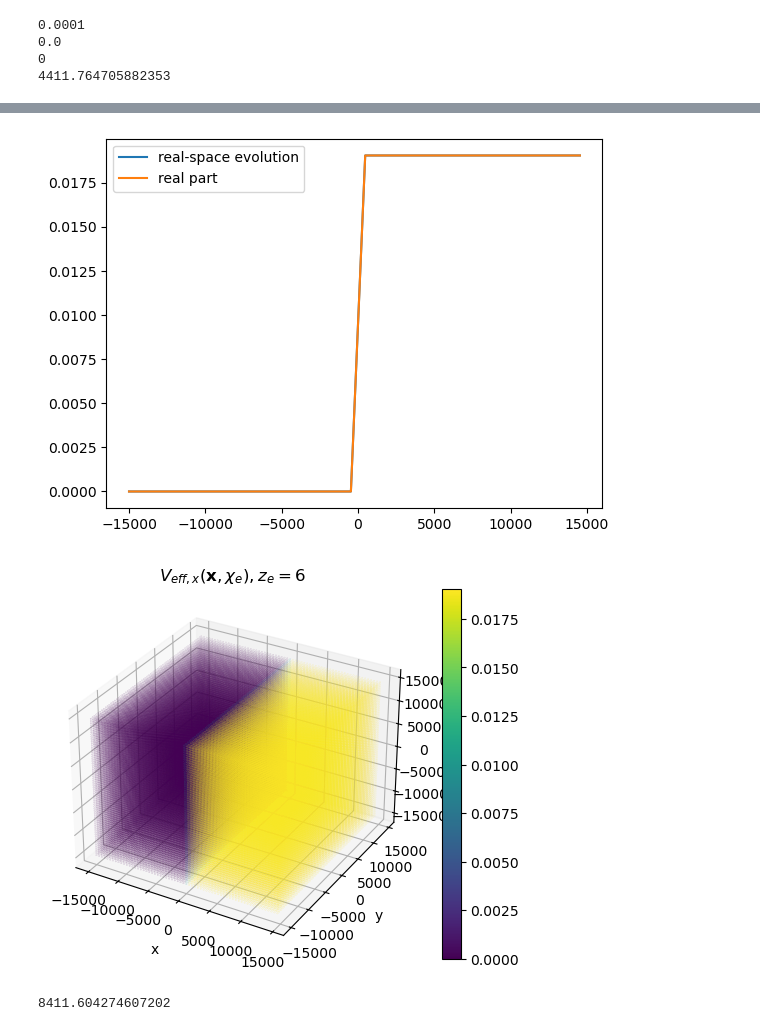
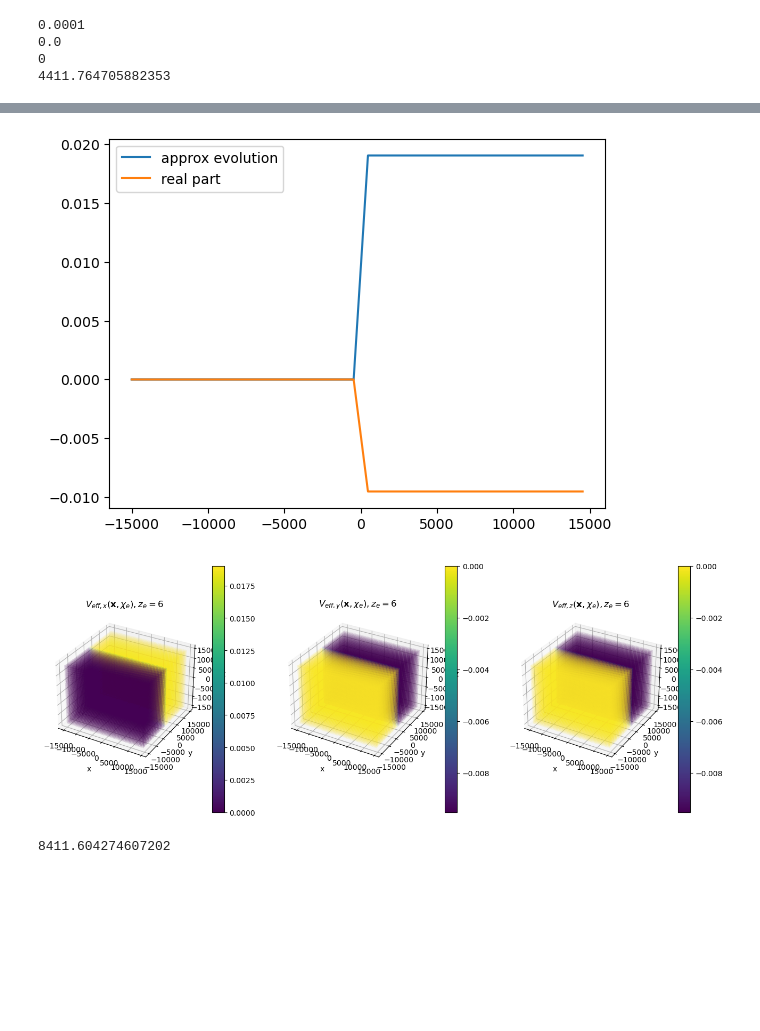
Before and after one commit to catketchup/ReCCO, a Jupyter notebook: code/Pylian_test.ipynb, the cells around one changed output, grey strips where cells are left out. Saved outputs shown, nothing was run; the diff lists cells and outputs as text; code cells hidden in the pictures; blank space fills up the shorter version.

```diff
--- a/code/Pylian_test.ipynb
+++ b/code/Pylian_test.ipynb
@@ -358,5 +371,5 @@ g_psi_i_k = np.fft.fftn(g_psi_i_x)
 # %%
-if 1:
+if 0:
     fig = plt.figure()
     ax = fig.add_subplot(111, projection='3d')
 
@@ -370,11 +381,25 @@ if 1:
 # %%
 if 1:
-    fig = plt.figure()
-    ax = fig.add_subplot(111, projection='3d')
+    fig = plt.figure(figsize=(16,6))
+    ax = fig.add_subplot(131, projection='3d')
 
+    fig.colorbar(ax.scatter(xx,yy,zz,c=g_psi_i_x[0], s=0.01))
+    ax.set_xlabel(r'x')
+    ax.set_ylabel(r'y')
+    ax.set_zlabel(r'z')
+    ax.set_title(r'$\nabla_x \Psi_i (\mathbf{x})$');
+
+    ax = fig.add_subplot(132, projection='3d')
     fig.colorbar(ax.scatter(xx,yy,zz,c=g_psi_i_x[1], s=0.01))
     ax.set_xlabel(r'x')
     ax.set_ylabel(r'y')
     ax.set_zlabel(r'z')
-    ax.set_title(r'$\nabla_x \Psi_i (\mathbf{x})$');
+    ax.set_title(r'$\nabla_y \Psi_i (\mathbf{x})$');
+
+    ax = fig.add_subplot(133, projection='3d')
+    fig.colorbar(ax.scatter(xx,yy,zz,c=g_psi_i_x[2], s=0.01))
+    ax.set_xlabel(r'x')
+    ax.set_ylabel(r'y')
+    ax.set_zlabel(r'z')
+    ax.set_title(r'$\nabla_z \Psi_i (\mathbf{x})$');
 # %% [output]
@@ -382,6 +407,7 @@ if 1:
 # %%
 def ThreeDEvolve(G_itp, input_field_k, kk):
-    output_field_k = 2*G_itp(kk.flatten()).reshape(kk.shape)*input_field_k/kk
+    kk[0,0,0] = np.mean(kk)
+    output_field_k = -G_itp(kk.flatten()).reshape(kk.shape)*input_field_k/kk
     return np.fft.ifftn(output_field_k)
 
 
@@ -427,23 +453,51 @@ V_eff_ISW_x3 = ThreeDEvolve(G_ISW_ksz_itp, g_field_k[0], kk)
 # %%
-if 1:
+if direction == 'x':
     D_v = remote_spectra.Dv_inter(Omega_b, Omega_c, w, wa, Omega_K, h)(a_e)
-    plt.plot(x,g_psi_i_x[1].real[0, :, 0]*D_v, label='real-space evolution')
+    plt.plot(x,g_psi_i_x[0].real[0, :, 0]*D_v, label='approx evolution')
     plt.plot(x,V_eff_localDopp_x1.real[0, :, 0], label='real part')
     plt.legend()
+
+elif direction == 'y':
+    D_v = remote_spectra.Dv_inter(Omega_b, Omega_c, w, wa, Omega_K, h)(a_e)
+    plt.plot(x,g_psi_i_x[1].real[:, 0, 0]*D_v, label='approx evolution')
+    plt.plot(x,V_eff_localDopp_x2.real[:, 0, 0], label='real part')
+    plt.legend()
+
+else direction == 'z':
+    D_v = remote_spectra.Dv_inter(Omega_b, Omega_c, w, wa, Omega_K, h)(a_e)
+    plt.plot(x,g_psi_i_x[2].real[0, 0, :]*D_v, label='approx evolution')
+    plt.plot(x,V_eff_localDopp_x2.real[0, 0, :], label='real part')
+    plt.legend()
 # %% [output]
-[figure, old version]
+[figure, new version]
 # %%
 if 1:
-    fig = plt.figure()
-    ax = fig.add_subplot(111, projection='3d')
+    fig = plt.figure(figsize=(16,6))
+    ax = fig.add_subplot(131, projection='3d')
 
     fig.colorbar(ax.scatter(xx,yy,zz,c=V_eff_localDopp_x1.real, s=0.01))
     ax.set_xlabel(r'x')
     ax.set_ylabel(r'y')
     ax.set_zlabel(r'z')
     ax.set_title(r'$V_{eff,x}(\mathbf{x}, \chi_e), z_{e} = %s$' %ze);
+
+    ax = fig.add_subplot(132, projection='3d')
+
+    fig.colorbar(ax.scatter(xx,yy,zz,c=V_eff_localDopp_x2.real, s=0.01))
+    ax.set_xlabel(r'x')
+    ax.set_ylabel(r'y')
+    ax.set_zlabel(r'z')
+    ax.set_title(r'$V_{eff,y}(\mathbf{x}, \chi_e), z_{e} = %s$' %ze);
+
+
+    ax = fig.add_subplot(133, projection='3d')
+    fig.colorbar(ax.scatter(xx,yy,zz,c=V_eff_localDopp_x3.real, s=0.01))
+    ax.set_xlabel(r'x')
+    ax.set_ylabel(r'y')
+    ax.set_zlabel(r'z')
+    ax.set_title(r'$V_{eff,z}(\mathbf{x}, \chi_e), z_{e} = %s$' %ze);
 # %% [output]
-[figure, old version]
+[figure, new version]
 # %%
 common_settings = {# LambdaCDM parameters
                    'h':0.67810,
```
Also changed, not shown: parts of 15 cells of this notebook.
